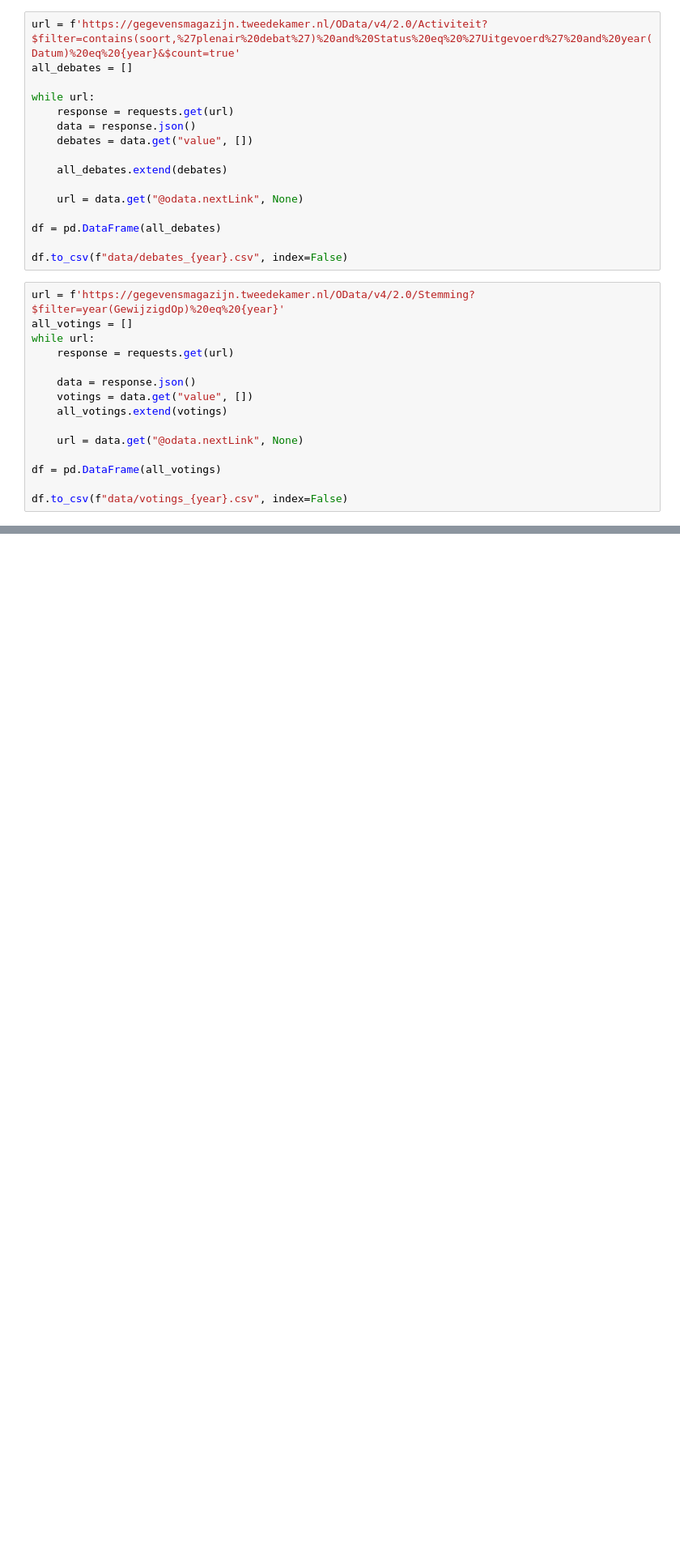
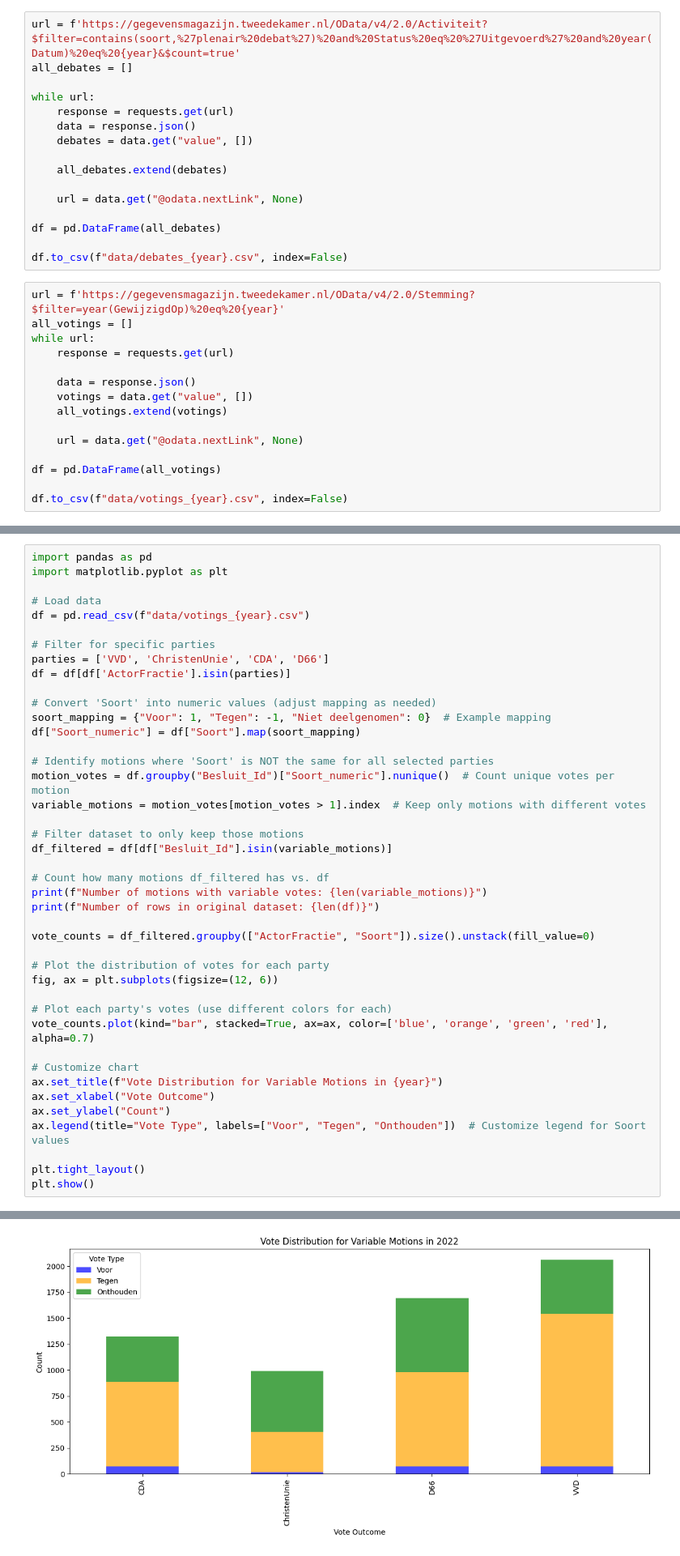
Before and after one commit to merijnvervoorn/coalitie-voorspeller, a Jupyter notebook: data/api/apirequest-Jacco.ipynb, the cells around one changed output, grey strips where cells are left out. Shown at 81% size. Cells and saved outputs as stored; diff of their text form; blank space fills up the shorter version.

```diff
--- a/data/api/apirequest-Jacco.ipynb
+++ b/data/api/apirequest-Jacco.ipynb
@@ -36,0 +64,43 @@ df.to_csv(f"data/votings_{year}.csv", index=False)
+# %%
+import pandas as pd
+import matplotlib.pyplot as plt
+
+# Load data
+df = pd.read_csv(f"data/votings_{year}.csv")
+
+# Filter for specific parties
+parties = ['VVD', 'ChristenUnie', 'CDA', 'D66']
+df = df[df['ActorFractie'].isin(parties)]
+
+# Convert 'Soort' into numeric values (adjust mapping as needed)
+soort_mapping = {"Voor": 1, "Tegen": -1, "Niet deelgenomen": 0}  # Example mapping
+df["Soort_numeric"] = df["Soort"].map(soort_mapping)
+
+# Identify motions where 'Soort' is NOT the same for all selected parties
+motion_votes = df.groupby("Besluit_Id")["Soort_numeric"].nunique()  # Count unique votes per motion
+variable_motions = motion_votes[motion_votes > 1].index  # Keep only motions with different votes
+
+# Filter dataset to only keep those motions
+df_filtered = df[df["Besluit_Id"].isin(variable_motions)]
+
+# Count how many motions df_filtered has vs. df
+print(f"Number of motions with variable votes: {len(variable_motions)}")
+print(f"Number of rows in original dataset: {len(df)}")
+
+vote_counts = df_filtered.groupby(["ActorFractie", "Soort"]).size().unstack(fill_value=0)
+
+# Plot the distribution of votes for each party
+fig, ax = plt.subplots(figsize=(12, 6))
+
+# Plot each party's votes (use different colors for each)
+vote_counts.plot(kind="bar", stacked=True, ax=ax, color=['blue', 'orange', 'green', 'red'], alpha=0.7)
+
+# Customize chart
+ax.set_title(f"Vote Distribution for Variable Motions in {year}")
+ax.set_xlabel("Vote Outcome")
+ax.set_ylabel("Count")
+ax.legend(title="Vote Type", labels=["Voor", "Tegen", "Onthouden"])  # Customize legend for Soort values
+
+plt.tight_layout()
+plt.show()
+# %% [output]
@@ -36,0 +109 @@ df.to_csv(f"data/votings_{year}.csv", index=False)
+[figure, added]
```
Also changed, not shown: parts of 6 cells of this notebook.
